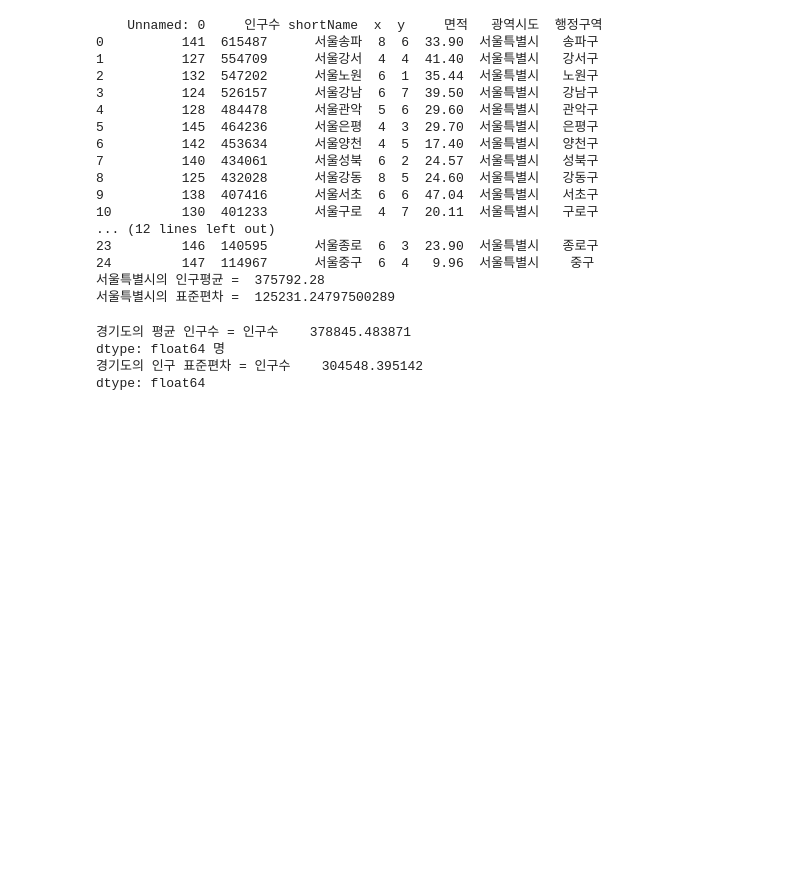
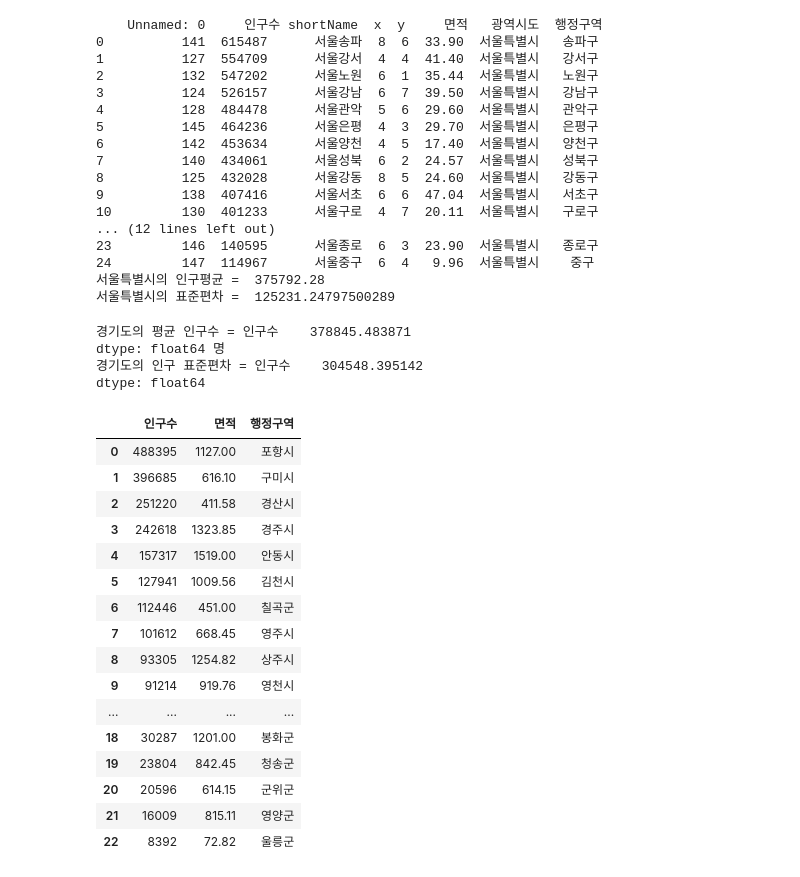
Before and after one commit to JongHwaShin/webscraping, a Jupyter notebook: 07행정구역정보분석.ipynb, the cells around one changed output. Drawn from its saved outputs; the diff is of its cells as text; code cells hidden in the pictures; blank space fills up the shorter version.

```diff
--- a/07행정구역정보분석.ipynb
+++ b/07행정구역정보분석.ipynb
@@ -158,3 +158,23 @@ print(f'경기도의 인구 표준편차 = {kk_data.std()}')
 dtype: float64 명
 경기도의 인구 표준편차 = 인구수    304548.395142
 dtype: float64
+# %%
+data.loc[data['광역시도'] == '경상북도',['인구수','면적','행정구역']].sort_values(by='인구수',ascending=False).reset_index(drop=True)
+# %% [output]
+|  | 인구수 | 면적 | 행정구역 |
+| 0 | 488395 | 1127.00 | 포항시 |
+| 1 | 396685 | 616.10 | 구미시 |
+| 2 | 251220 | 411.58 | 경산시 |
+| 3 | 242618 | 1323.85 | 경주시 |
+| 4 | 157317 | 1519.00 | 안동시 |
+| 5 | 127941 | 1009.56 | 김천시 |
+| 6 | 112446 | 451.00 | 칠곡군 |
+| 7 | 101612 | 668.45 | 영주시 |
+| 8 | 93305 | 1254.82 | 상주시 |
+| 9 | 91214 | 919.76 | 영천시 |
+| ... | ... | ... | ... |
+| 18 | 30287 | 1201.00 | 봉화군 |
+| 19 | 23804 | 842.45 | 청송군 |
+| 20 | 20596 | 614.15 | 군위군 |
+| 21 | 16009 | 815.11 | 영양군 |
+| 22 | 8392 | 72.82 | 울릉군 |
```
Also changed, not shown: parts of 19 cells of this notebook.
